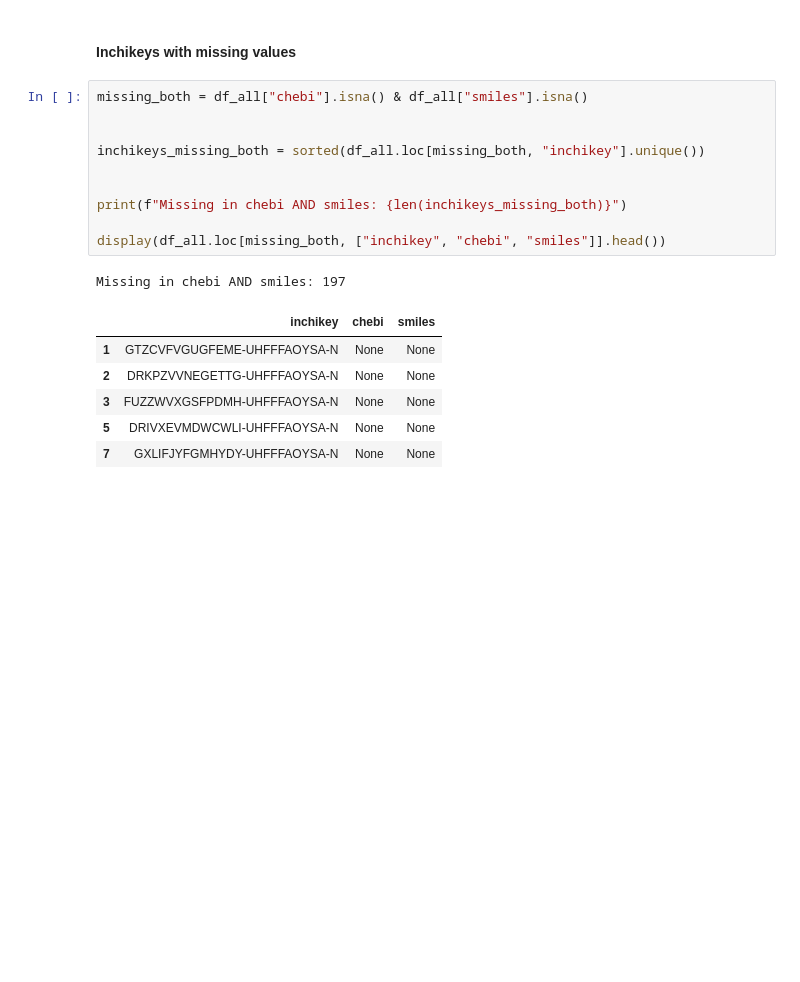
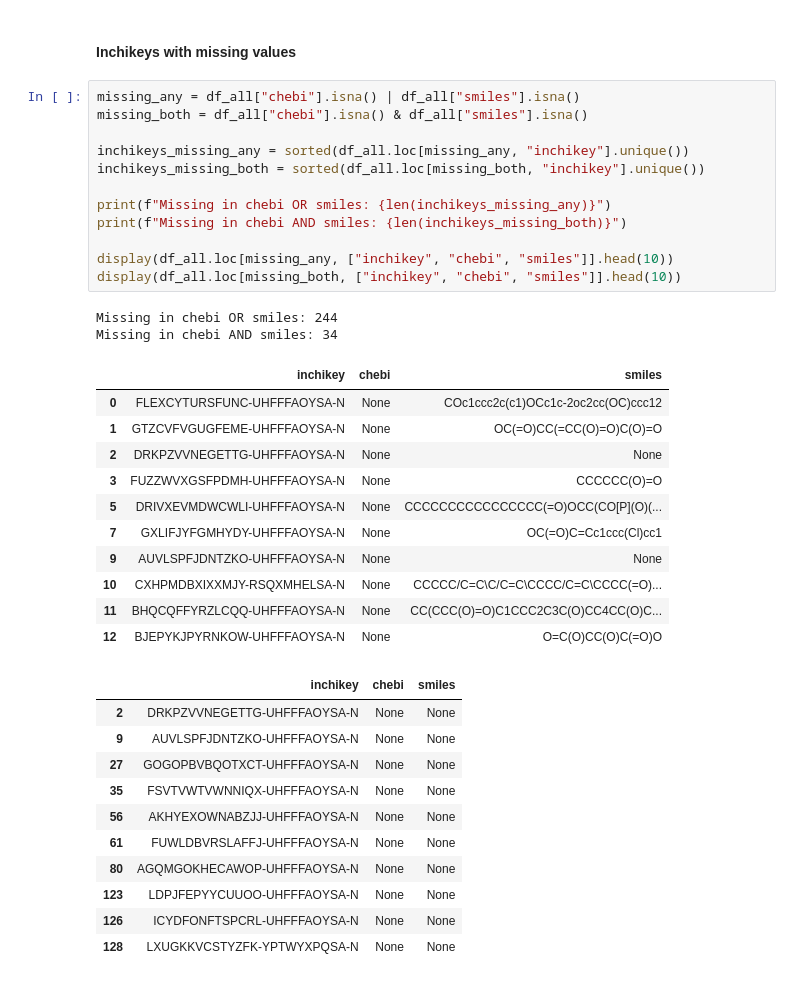
Before and after one commit to SamSaladino/Effective-Topological-Coverage-ETC, a Jupyter notebook: notebooks/data_processing.ipynb, the cells around one changed output. Drawn from its saved outputs; the diff is of its cells as text; blank space fills up the shorter version.

Commit message:
chore : webscrap some more chebis and smiles
I still have 34 missing

```diff
--- a/notebooks/data_processing.ipynb
+++ b/notebooks/data_processing.ipynb
@@ -160,20 +163,39 @@ df_all
 # %% [markdown]
 #### Inchikeys with missing values
 # %%
+missing_any = df_all["chebi"].isna() | df_all["smiles"].isna()
 missing_both = df_all["chebi"].isna() & df_all["smiles"].isna()
 
-
+inchikeys_missing_any = sorted(df_all.loc[missing_any, "inchikey"].unique())
 inchikeys_missing_both = sorted(df_all.loc[missing_both, "inchikey"].unique())
 
-
+print(f"Missing in chebi OR smiles: {len(inchikeys_missing_any)}")
 print(f"Missing in chebi AND smiles: {len(inchikeys_missing_both)}")
 
-display(df_all.loc[missing_both, ["inchikey", "chebi", "smiles"]].head())
+display(df_all.loc[missing_any, ["inchikey", "chebi", "smiles"]].head(10))
+display(df_all.loc[missing_both, ["inchikey", "chebi", "smiles"]].head(10))
 # %% [output]
-Missing in chebi AND smiles: 197
+Missing in chebi OR smiles: 244
+Missing in chebi AND smiles: 34
 |  | inchikey | chebi | smiles |
-| 1 | GTZCVFVGUGFEME-UHFFFAOYSA-N | None | None |
+| 0 | FLEXCYTURSFUNC-UHFFFAOYSA-N | None | COc1ccc2c(c1)OCc1c-2oc2cc(OC)ccc12 |
+| 1 | GTZCVFVGUGFEME-UHFFFAOYSA-N | None | OC(=O)CC(=CC(O)=O)C(O)=O |
 | 2 | DRKPZVVNEGETTG-UHFFFAOYSA-N | None | None |
-| 3 | FUZZWVXGSFPDMH-UHFFFAOYSA-N | None | None |
-| 5 | DRIVXEVMDWCWLI-UHFFFAOYSA-N | None | None |
-| 7 | GXLIFJYFGMHYDY-UHFFFAOYSA-N | None | None |
+| 3 | FUZZWVXGSFPDMH-UHFFFAOYSA-N | None | CCCCCC(O)=O |
+| 5 | DRIVXEVMDWCWLI-UHFFFAOYSA-N | None | CCCCCCCCCCCCCCCC(=O)OCC(CO[P](O)(... |
+| 7 | GXLIFJYFGMHYDY-UHFFFAOYSA-N | None | OC(=O)C=Cc1ccc(Cl)cc1 |
+| 9 | AUVLSPFJDNTZKO-UHFFFAOYSA-N | None | None |
+| 10 | CXHPMDBXIXXMJY-RSQXMHELSA-N | None | CCCCC/C=C\C/C=C\CCCC/C=C\CCCC(=O)... |
+| 11 | BHQCQFFYRZLCQQ-UHFFFAOYSA-N | None | CC(CCC(O)=O)C1CCC2C3C(O)CC4CC(O)C... |
+| 12 | BJEPYKJPYRNKOW-UHFFFAOYSA-N | None | O=C(O)CC(O)C(=O)O |
+|  | inchikey | chebi | smiles |
+| 2 | DRKPZVVNEGETTG-UHFFFAOYSA-N | None | None |
+| 9 | AUVLSPFJDNTZKO-UHFFFAOYSA-N | None | None |
+| 27 | GOGOPBVBQOTXCT-UHFFFAOYSA-N | None | None |
+| 35 | FSVTVWTVWNNIQX-UHFFFAOYSA-N | None | None |
+| 56 | AKHYEXOWNABZJJ-UHFFFAOYSA-N | None | None |
+| 61 | FUWLDBVRSLAFFJ-UHFFFAOYSA-N | None | None |
+| 80 | AGQMGOKHECAWOP-UHFFFAOYSA-N | None | None |
+| 123 | LDPJFEPYYCUUOO-UHFFFAOYSA-N | None | None |
+| 126 | ICYDFONFTSPCRL-UHFFFAOYSA-N | None | None |
+| 128 | LXUGKKVCSTYZFK-YPTWYXPQSA-N | None | None |
```
Also changed, not shown: parts of 11 cells of this notebook.
